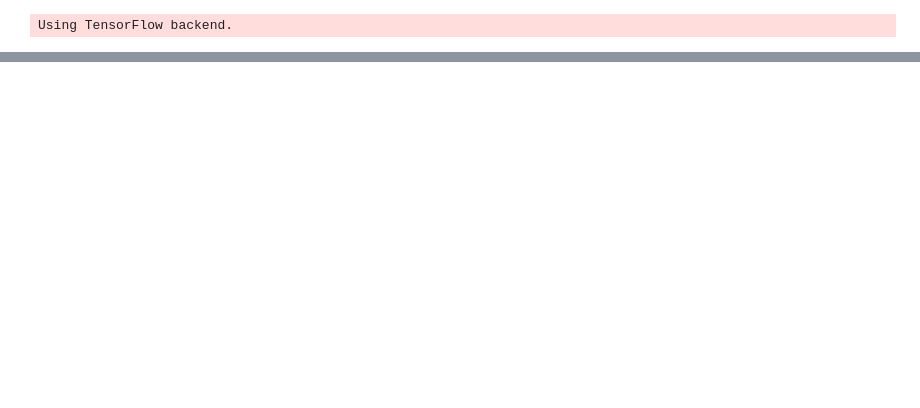
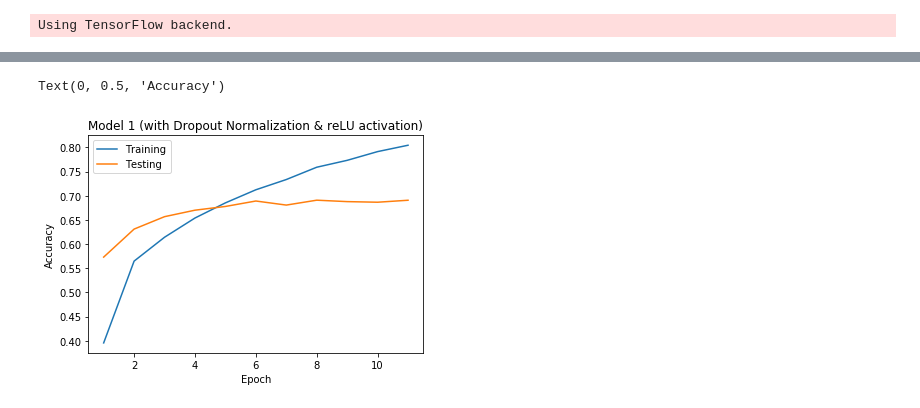
Before and after one commit to AbirHassan/DoodleDetect, a Jupyter notebook: Doodle Detect - Convolution Neural Network.ipynb, the cells around one changed output, grey strips where cells are left out. Cells and saved outputs as stored; diff of their text form; code cells hidden in the pictures; blank space fills up the shorter version.

```diff
--- a/Doodle Detect - Convolution Neural Network.ipynb
+++ b/Doodle Detect - Convolution Neural Network.ipynb
@@ -260,8 +378,11 @@ print(len(mode21Hist.val_acc))
 # %%
-xVal = np.arange(1, 6, 1)
+xVal = np.arange(1, len(mode21Hist.acc) + 1, 1)
 plt.plot(xVal, mode21Hist.acc)
 plt.plot(xVal, mode21Hist.val_acc)
-plt.title('Model 2 (with Batch Normalization)')
+plt.title('Model 1 (with Dropout Normalization & reLU activation)')
 plt.legend(("Training", "Testing"), loc="best")
 plt.xlabel('Epoch')
 plt.ylabel('Accuracy')
+# %% [output]
+Text(0, 0.5, 'Accuracy')
+[figure, added]
```
Also changed, not shown: parts of 22 cells of this notebook, 1 other file.
